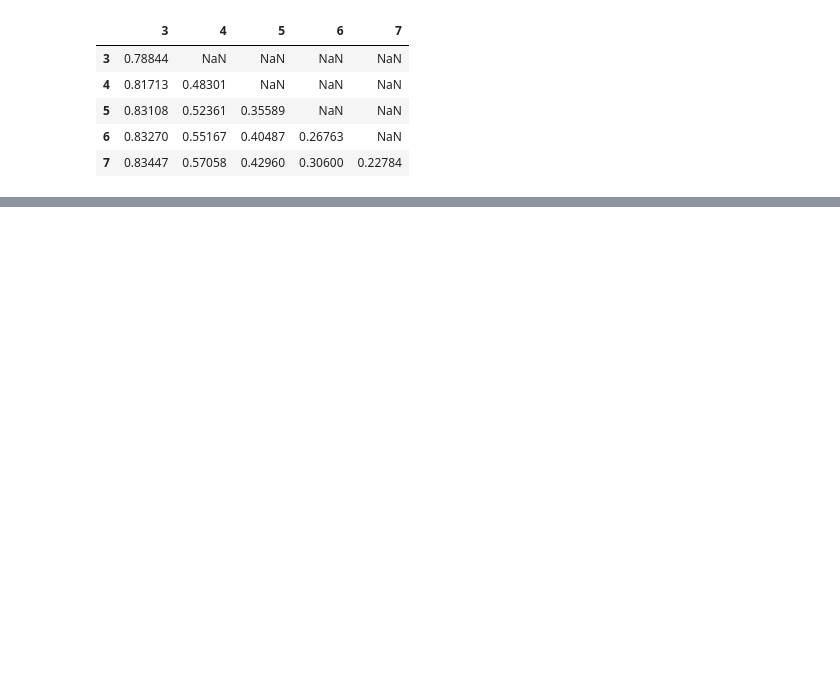
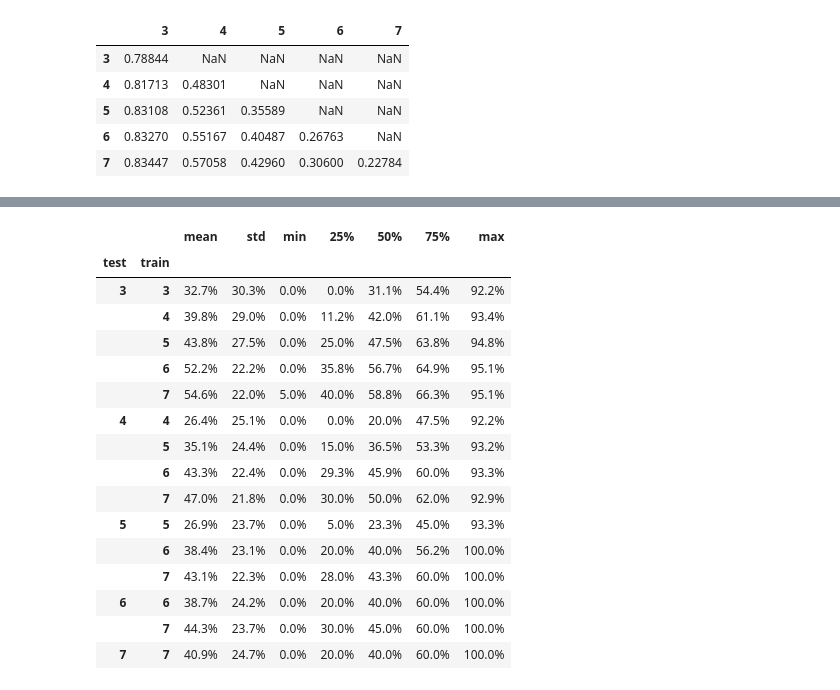
Before and after one commit to jvlmdr/hiercls, a Jupyter notebook: eval_inat21_truncate.ipynb, the cells around one changed output, grey strips where cells are left out. Saved outputs shown, nothing was run; the diff lists cells and outputs as text; code cells hidden in the pictures; blank space fills up the shorter version.

```diff
--- a/eval_inat21_truncate.ipynb
+++ b/eval_inat21_truncate.ipynb
@@ -79,7 +96,7 @@ pd.Series(acc).unstack()
 | 6 | 0.83270 | 0.55167 | 0.40487 | 0.26763 | NaN |
 | 7 | 0.83447 | 0.57058 | 0.42960 | 0.30600 | 0.22784 |
 # %%
-# Check whether any classes are much better or worse.
+# Obtain *per-class* accuracy at each depth.
 
 per_class = {}
 
@@ -109,3 +126,5 @@ for train_depth in exp_dirs:
             np.mean(is_correct[gt_proj == y])
             for y in subtrees[test_depth].leaf_subset()
         ])
+
+    del outputs
@@ -156,0 +315,40 @@ table.style.apply(highlight).format('{:+.1%}')
+# %%
+# Display per-class accuracy statistics.
+#
+# Note that there are 10 examples per leaf node.
+# This makes the numbers round at deep levels.
+
+rows = {}
+for test_depth in exp_dirs:
+    for train_depth in exp_dirs:
+        if train_depth < test_depth:
+            continue
+        rows[test_depth, train_depth] = pd.DataFrame(
+            [per_class[train_depth, test_depth]]
+        ).T.describe().T
+
+table = pd.concat(rows)
+table = table.droplevel(2)
+table.index = table.index.set_names(['test', 'train'])
+del table['count']
+# table.format('{:+.1%}')
+
+table.style.format('{:.1%}')
+# %% [output]
+|  |  | mean | std | min | 25% | 50% | 75% | max |
+| test | train |  |  |  |  |  |  |  |
+| 3 | 3 | 32.7% | 30.3% | 0.0% | 0.0% | 31.1% | 54.4% | 92.2% |
+|  | 4 | 39.8% | 29.0% | 0.0% | 11.2% | 42.0% | 61.1% | 93.4% |
+|  | 5 | 43.8% | 27.5% | 0.0% | 25.0% | 47.5% | 63.8% | 94.8% |
+|  | 6 | 52.2% | 22.2% | 0.0% | 35.8% | 56.7% | 64.9% | 95.1% |
+|  | 7 | 54.6% | 22.0% | 5.0% | 40.0% | 58.8% | 66.3% | 95.1% |
+| 4 | 4 | 26.4% | 25.1% | 0.0% | 0.0% | 20.0% | 47.5% | 92.2% |
+|  | 5 | 35.1% | 24.4% | 0.0% | 15.0% | 36.5% | 53.3% | 93.2% |
+|  | 6 | 43.3% | 22.4% | 0.0% | 29.3% | 45.9% | 60.0% | 93.3% |
+|  | 7 | 47.0% | 21.8% | 0.0% | 30.0% | 50.0% | 62.0% | 92.9% |
+| 5 | 5 | 26.9% | 23.7% | 0.0% | 5.0% | 23.3% | 45.0% | 93.3% |
+|  | 6 | 38.4% | 23.1% | 0.0% | 20.0% | 40.0% | 56.2% | 100.0% |
+|  | 7 | 43.1% | 22.3% | 0.0% | 28.0% | 43.3% | 60.0% | 100.0% |
+| 6 | 6 | 38.7% | 24.2% | 0.0% | 20.0% | 40.0% | 60.0% | 100.0% |
+|  | 7 | 44.3% | 23.7% | 0.0% | 30.0% | 45.0% | 60.0% | 100.0% |
+| 7 | 7 | 40.9% | 24.7% | 0.0% | 20.0% | 40.0% | 60.0% | 100.0% |
```
Also changed, not shown: parts of 9 cells of this notebook, 9 other files.
